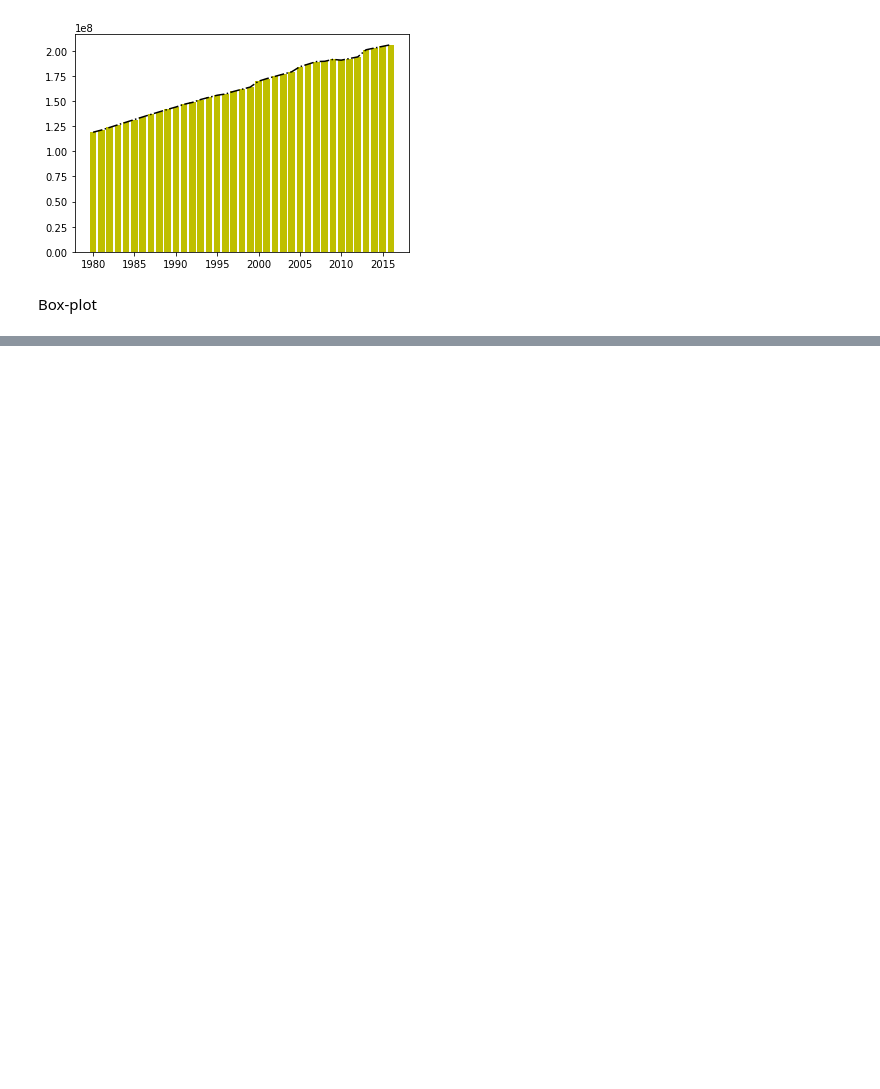
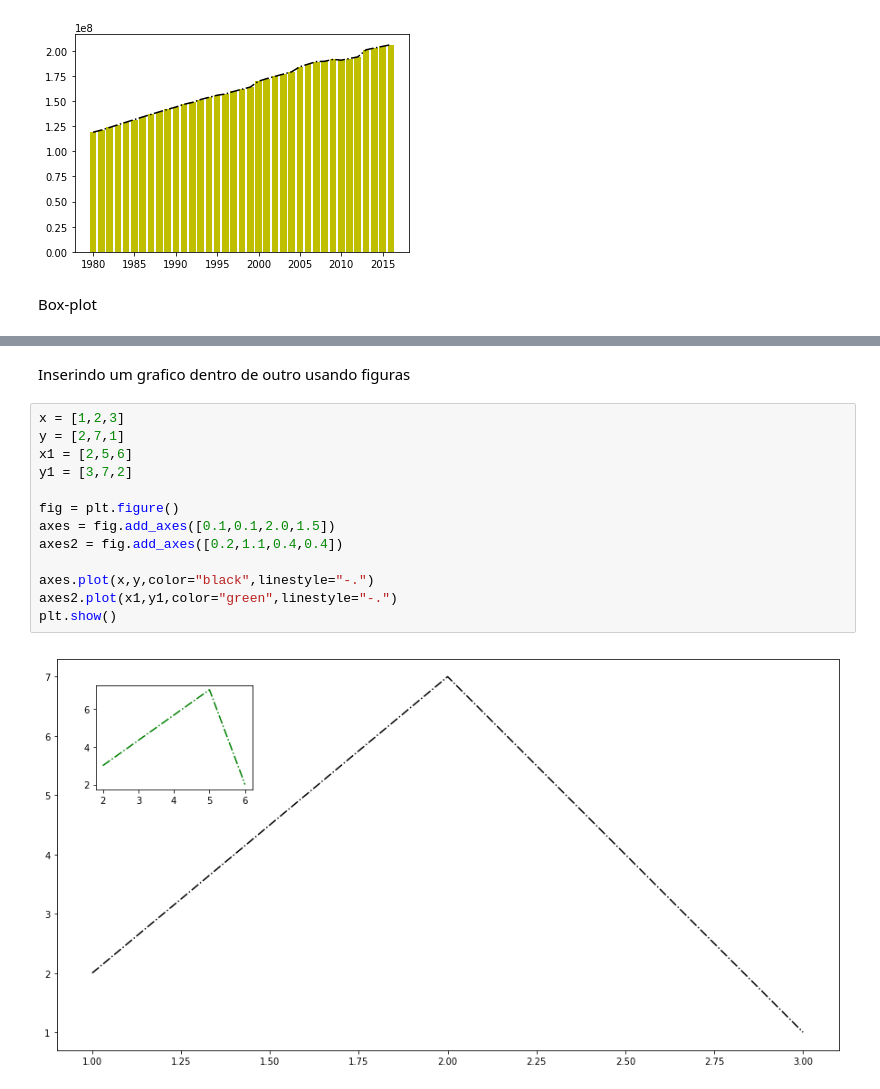
Before and after one commit to vilsonrodrigues/DataScience, a Jupyter notebook: DataVisualization.ipynb, the cells around one changed output, grey strips where cells are left out. Drawn from its saved outputs; the diff is of its cells as text; blank space fills up the shorter version.

```diff
--- a/DataVisualization.ipynb
+++ b/DataVisualization.ipynb
@@ -84,0 +127,17 @@ plt.show()
+# %% [markdown]
+Inserindo um grafico dentro de outro usando figuras
+# %%
+x = [1,2,3]
+y = [2,7,1]
+x1 = [2,5,6]
+y1 = [3,7,2]
+
+fig = plt.figure()
+axes = fig.add_axes([0.1,0.1,2.0,1.5])
+axes2 = fig.add_axes([0.2,1.1,0.4,0.4])
+
+axes.plot(x,y,color="black",linestyle="-.")
+axes2.plot(x1,y1,color="green",linestyle="-.")
+plt.show()
+# %% [output]
+[figure, added]
```
Also changed, not shown: parts of 41 cells of this notebook.
